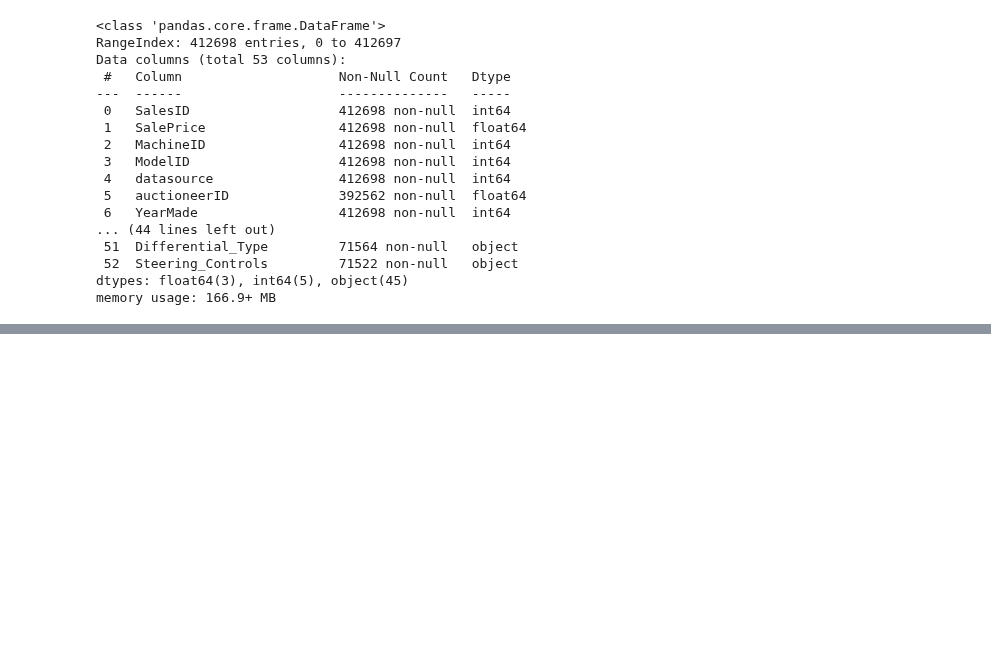
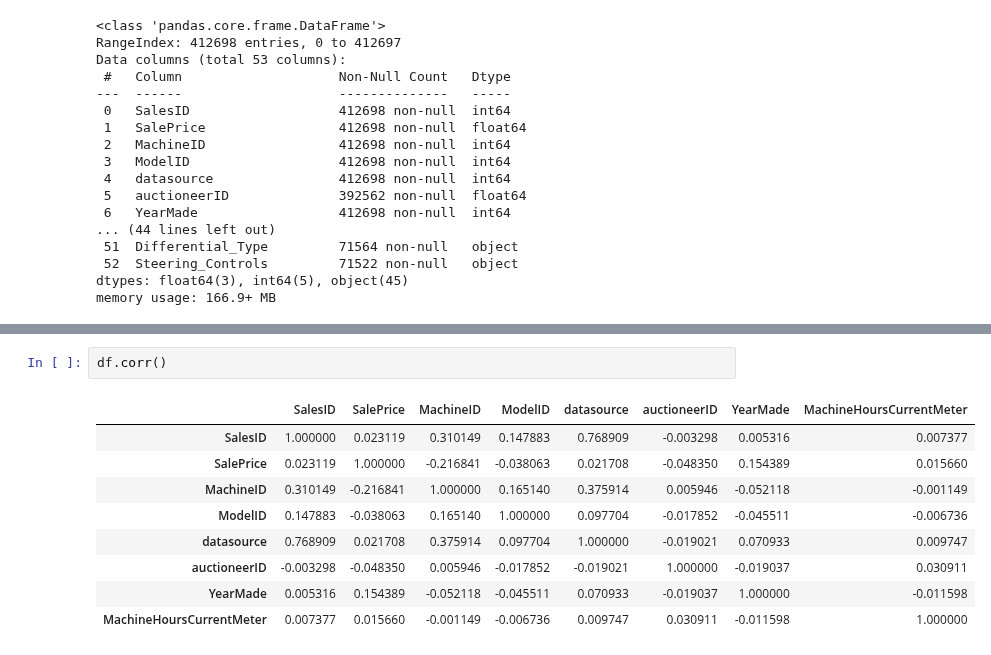
Before and after one commit to Andre-Williams22/Data-Science-ML-Courses, a Jupyter notebook: machine-learning-zero-mastery/structured-data-projects/end-to-end-bluebook-bulldozer-price-regression.ipynb, the cells around one changed output, grey strips where cells are left out. Cells and saved outputs as stored; diff of their text form; blank space fills up the shorter version.

```diff
--- a/machine-learning-zero-mastery/structured-data-projects/end-to-end-bluebook-bulldozer-price-regression.ipynb
+++ b/machine-learning-zero-mastery/structured-data-projects/end-to-end-bluebook-bulldozer-price-regression.ipynb
@@ -94,0 +117,12 @@ memory usage: 166.9+ MB
+# %%
+df.corr()
+# %% [output]
+|  | SalesID | SalePrice | MachineID | ModelID | datasource | auctioneerID | YearMade | MachineHoursCurrentMeter |
+| SalesID | 1.000000 | 0.023119 | 0.310149 | 0.147883 | 0.768909 | -0.003298 | 0.005316 | 0.007377 |
+| SalePrice | 0.023119 | 1.000000 | -0.216841 | -0.038063 | 0.021708 | -0.048350 | 0.154389 | 0.015660 |
+| MachineID | 0.310149 | -0.216841 | 1.000000 | 0.165140 | 0.375914 | 0.005946 | -0.052118 | -0.001149 |
+| ModelID | 0.147883 | -0.038063 | 0.165140 | 1.000000 | 0.097704 | -0.017852 | -0.045511 | -0.006736 |
+| datasource | 0.768909 | 0.021708 | 0.375914 | 0.097704 | 1.000000 | -0.019021 | 0.070933 | 0.009747 |
+| auctioneerID | -0.003298 | -0.048350 | 0.005946 | -0.017852 | -0.019021 | 1.000000 | -0.019037 | 0.030911 |
+| YearMade | 0.005316 | 0.154389 | -0.052118 | -0.045511 | 0.070933 | -0.019037 | 1.000000 | -0.011598 |
+| MachineHoursCurrentMeter | 0.007377 | 0.015660 | -0.001149 | -0.006736 | 0.009747 | 0.030911 | -0.011598 | 1.000000 |
```
Also changed, not shown: parts of 5 cells of this notebook, 3 other files.
